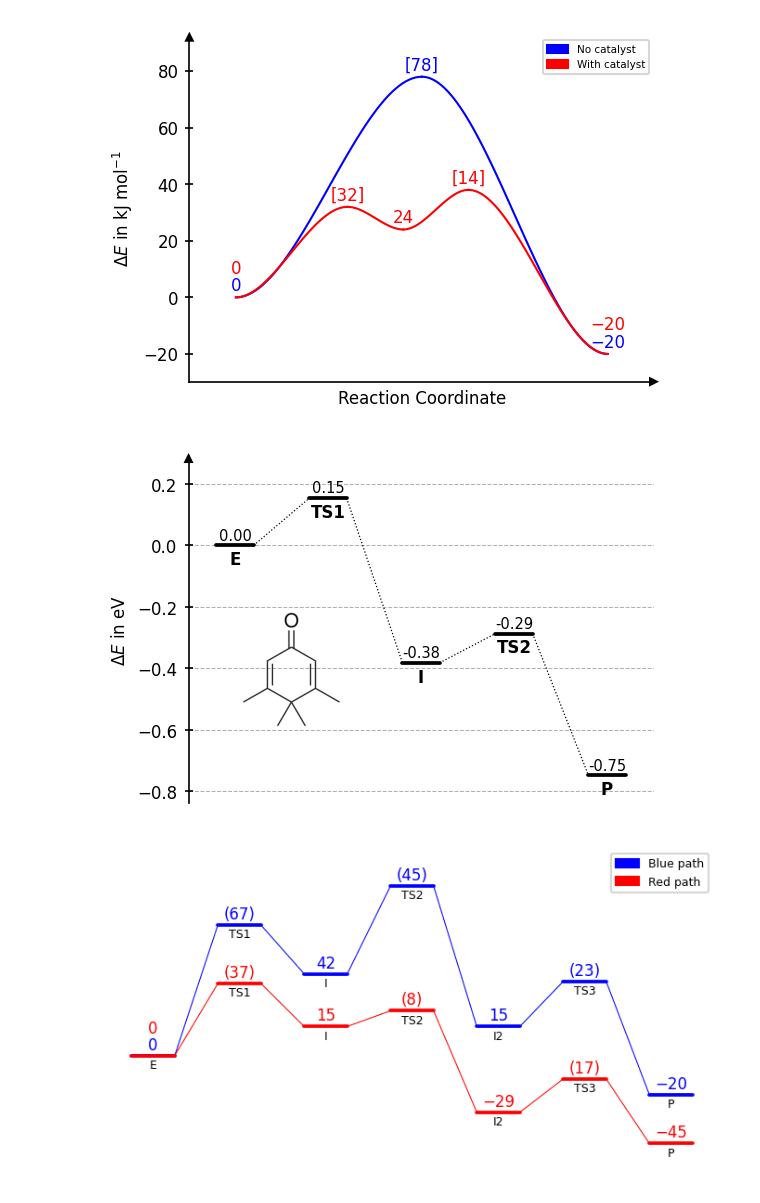
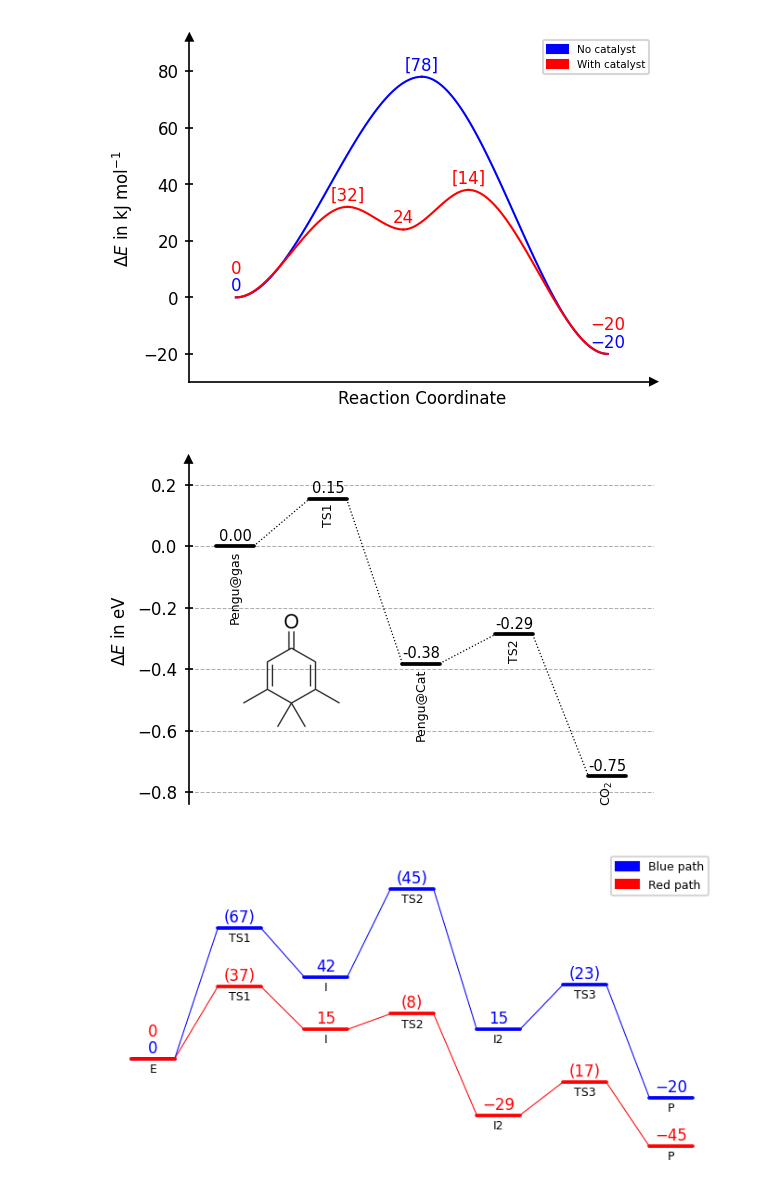
Before and after one commit to Tonner-Zech-Group/chem-diagrams, a Jupyter notebook: examples/readme_images.ipynb, the cells around one changed output. Cells and saved outputs as stored; diff of their text form; code cells hidden in the pictures.

```diff
--- a/examples/readme_images.ipynb
+++ b/examples/readme_images.ipynb
@@ -347,35 +347,35 @@ dia.show()
 # %%
 from chemdiagrams import EnergyDiagram
 from chemdiagrams.templates.example_template import ExampleTemplate
 import os.path
 
 dia = EnergyDiagram(template=ExampleTemplate())
 
 penguin = os.path.join("figures", "penguin.png")
 
 dia.draw_path(
     [0, 1, 2, 3, 4], [0, 0.154, -0.382, -0.287, -0.748], "black",
 )
 
 dia.add_numbers_auto(
     n_decimals=2,
     fontsize=7,
 )
 
 dia.ax.set_ylabel(r"$\Delta E$ in eV", fontsize=8)
-dia.set_xlabels(["E", "TS1", "I", "TS2", "P"], in_plot=True)
+dia.set_xlabels(["Pengu@gas", "TS1", "Pengu@Cat", "TS2", "CO$_{2}$"], in_plot=True, rotation=90, fontsize=6, weight="normal")
 
 dia.add_image_in_plot(
     penguin,
     position=(0.6, -0.4),
     height=0.4
 )
 
 dia.fig.savefig(os.path.join("..", "docs", "img", "title", "image_8.png"), dpi=300, bbox_inches="tight")
 dia.fig.savefig(os.path.join("..","docs","img","example_single_image.png"),format="png", bbox_inches="tight")
 dia.show()
 # %% [output]
-[figure, old version]
+[figure, new version]
 # %%
 from chemdiagrams import EnergyDiagram
 import os.path
```
Also changed, not shown: 26 other files.
